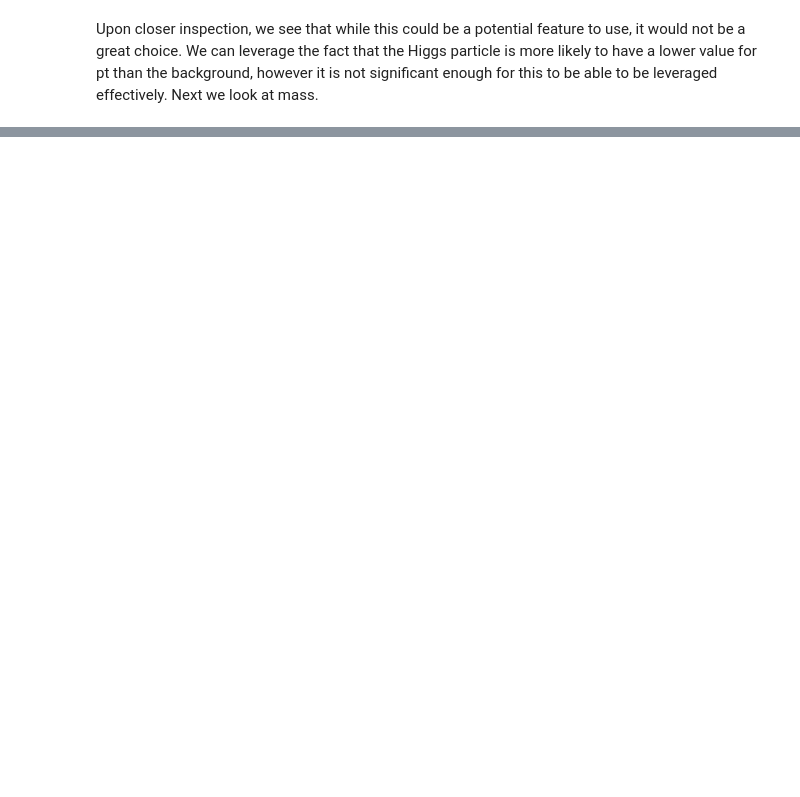
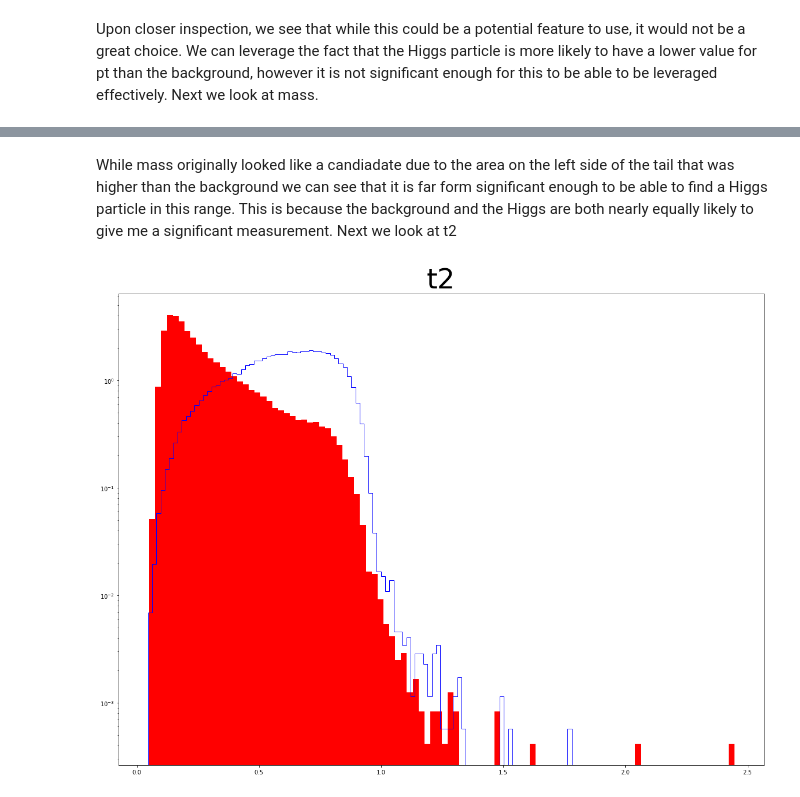
Before and after one commit to WyattOtsuka/PHYS434, a Jupyter notebook: lab5.ipynb, the cells around one changed output, grey strips where cells are left out. Saved outputs shown, nothing was run; the diff lists cells and outputs as text; code cells hidden in the pictures; blank space fills up the shorter version.

```diff
--- a/lab5.ipynb
+++ b/lab5.ipynb
@@ -44,0 +49,6 @@ Upon closer inspection, we see that while this could be a potential feature to u
+# %% [markdown]
+While mass originally looked like a candiadate due to the area on the left side of the tail that was higher than the background we can see that it is far form significant enough to be able to find a Higgs particle in this range. This is because the background and the Higgs are both nearly equally likely to give me a significant measurement. Next we look at t2
+# %%
+plotSingle('t2',100)
+# %% [output]
+[figure, added]
```
Also changed, not shown: parts of 6 cells of this notebook.
